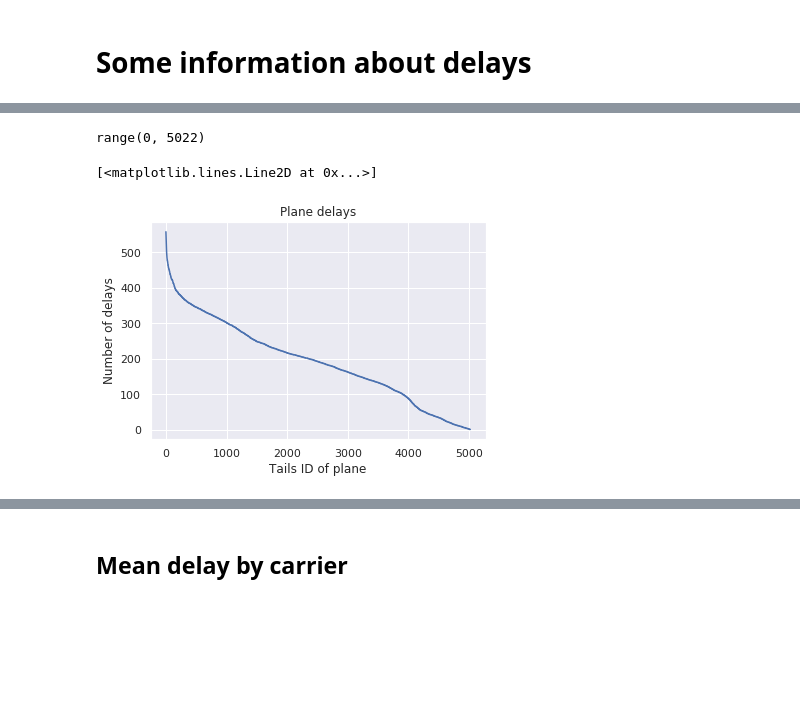
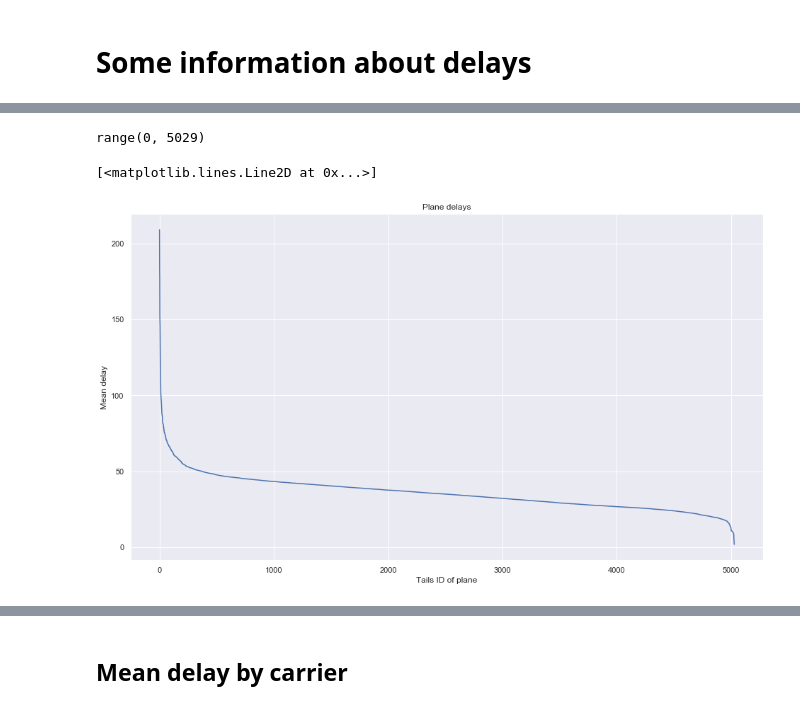
Before and after one commit to Severac/openclassrooms, a Jupyter notebook: PJ4/PJ4_dataexplore.ipynb, the cells around one changed output, grey strips where cells are left out. Drawn from its saved outputs; the diff is of its cells as text; code cells hidden in the pictures; blank space fills up the shorter version.

```diff
--- a/PJ4/PJ4_dataexplore.ipynb
+++ b/PJ4/PJ4_dataexplore.ipynb
@@ -527,5 +532,5 @@ df[df['FLIGHTS'].notnull() == False]
 # %%
 pd.set_option('display.max_rows', 50)
-df_delays_groupby_tails = df[df['ARR_DEL15'] == 1][['ARR_DEL15','TAIL_NUM']].groupby(['ARR_DEL15','TAIL_NUM']).size().sort_values(ascending=False)
+df_delays_groupby_tails = df[df['ARR_DELAY'] > 0][['TAIL_NUM', 'ARR_DELAY']].groupby(['TAIL_NUM']).mean().sort_values(by='ARR_DELAY', ascending=False)
 df_delays_groupby_tails
 # %% [output]
@@ -548,12 +554,12 @@ Y_tails = df_delays_groupby_tails.to_numpy()
 # %%
 X_tails
 # %% [output]
-range(0, 5022)
+range(0, 5029)
 # %%
 plt.title('Plane delays')
-plt.ylabel("Number of delays")
+plt.ylabel("Mean delay")
 plt.xlabel("Tails ID of plane")
 plt.plot(X_tails, Y_tails)
 # %% [output]
 [<matplotlib.lines.Line2D at 0x...>]
-[figure, old version]
+[figure, new version]
```
Also changed, not shown: parts of 68 cells of this notebook, 4 other files.
